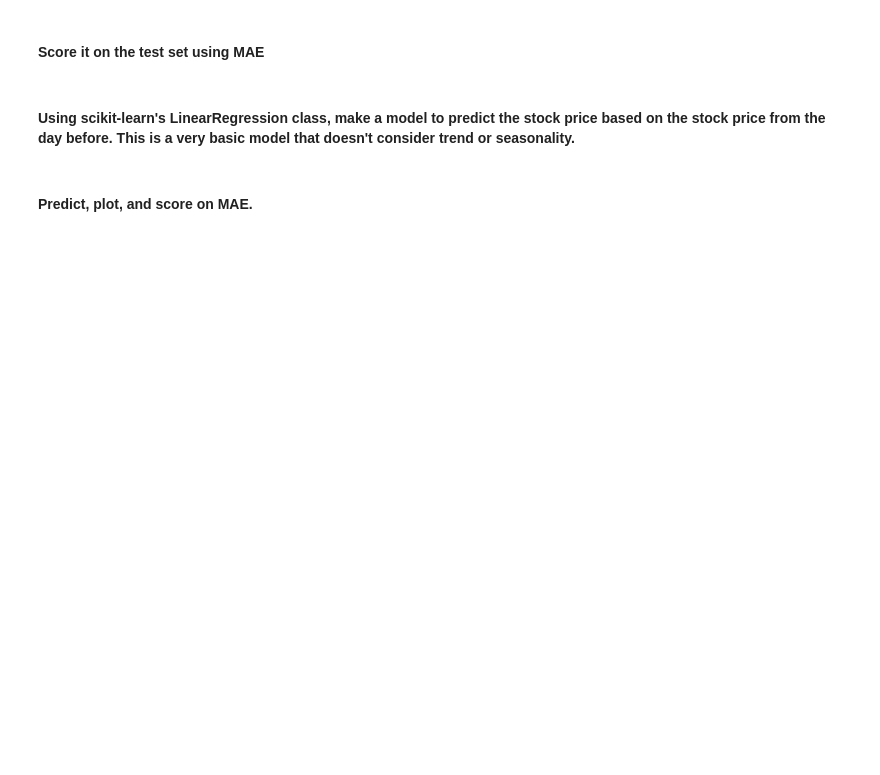
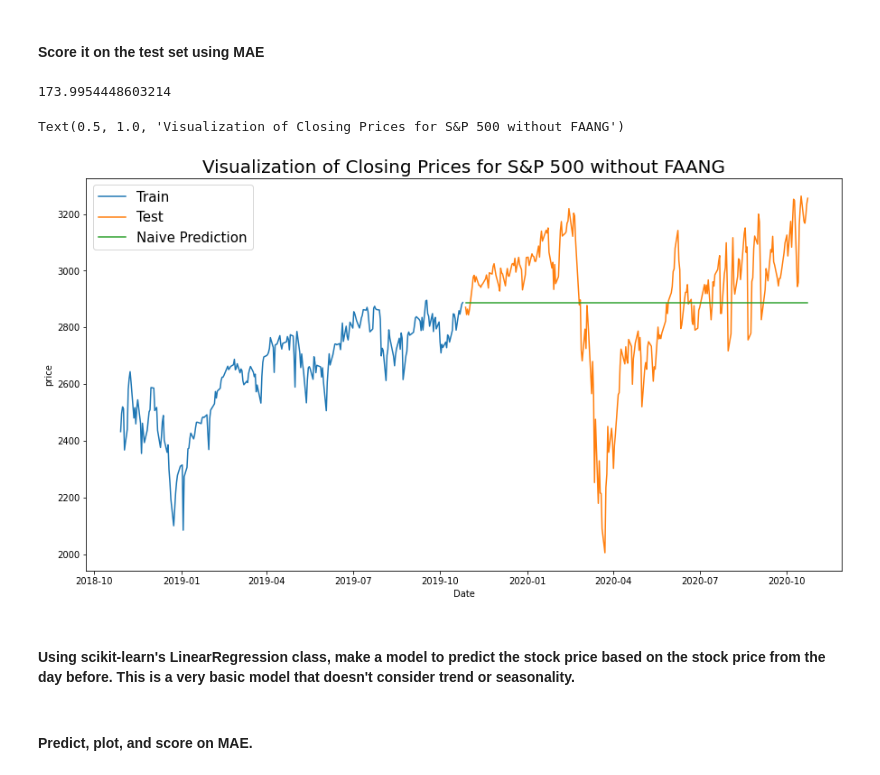
Before and after one commit to viviloaf/general-assembly, a Jupyter notebook: labs/9.01-lab-time-series-basics-master/starter-code.ipynb, the cells around one changed output. Drawn from its saved outputs; the diff is of its cells as text; code cells hidden in the pictures; blank space fills up the shorter version.

```diff
--- a/labs/9.01-lab-time-series-basics-master/starter-code.ipynb
+++ b/labs/9.01-lab-time-series-basics-master/starter-code.ipynb
@@ -71,0 +264,2 @@ For example, I have a column of stock prices and a column associated with a movi
+# %%
+df_predictions = pd.DataFrame(np.ones(len(test['price'])) * train.iloc[-1]['price'], columns=['Naive'], index=test.index)
@@ -74,2 +287,16 @@ For example, I have a column of stock prices and a column associated with a movi
+# %%
+mean_absolute_error(test['price'], df_predictions['Naive'])
+# %% [output]
+173.9954448603214
+# %%
+plt.figure(figsize=(15, 8))
+sns.lineplot(data=train['price'], label='Train')
+sns.lineplot(data=test['price'], label='Test')
+sns.lineplot(data=df_predictions['Naive'], label='Naive Prediction')
+plt.legend(fontsize=15);
+plt.title('Visualization of Closing Prices for S&P 500 without FAANG', fontsize=20)
+# %% [output]
+Text(0.5, 1.0, 'Visualization of Closing Prices for S&P 500 without FAANG')
+[figure, added]
 # %% [markdown]
 #### Using scikit-learn's LinearRegression class, make a model to predict the stock price based on the stock price from the day before. This is a very basic model that doesn't consider trend or seasonality.
```
Also changed, not shown: parts of 43 cells of this notebook.
